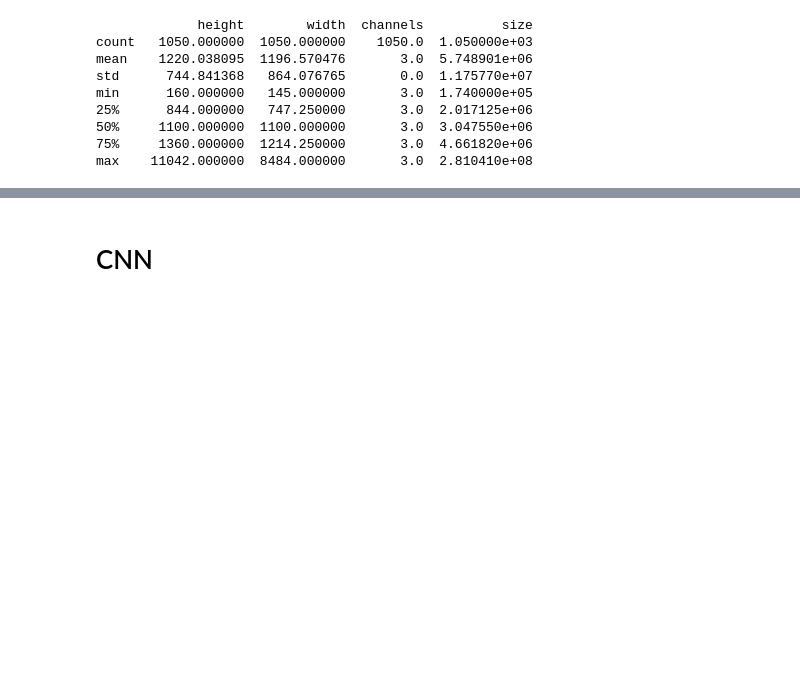
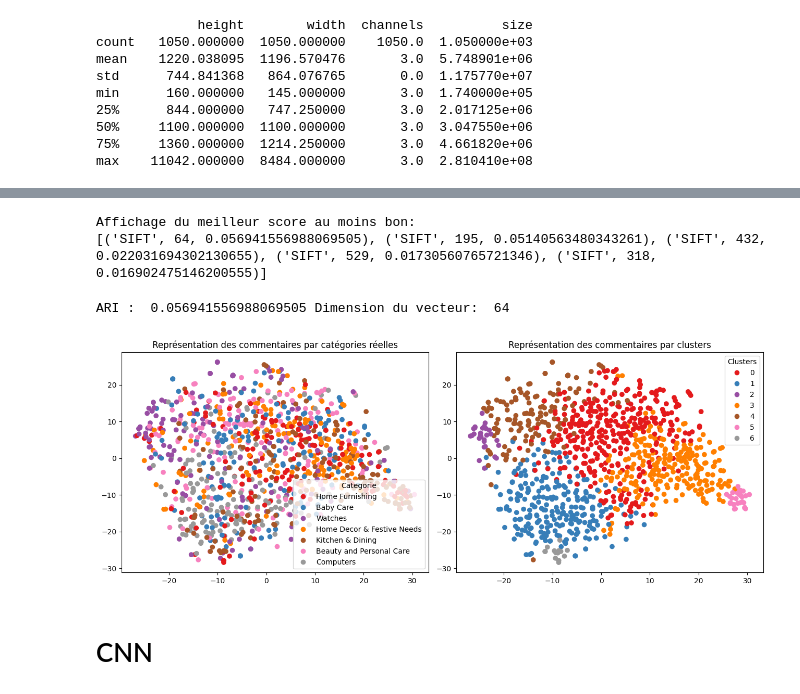
Before and after one commit to Hedredo/oc_projet_6, a Jupyter notebook: 1c_notebook_image_feature_extraction_faisabilite.ipynb, the cells around one changed output, grey strips where cells are left out. Saved outputs shown, nothing was run; the diff lists cells and outputs as text; code cells hidden in the pictures; blank space fills up the shorter version.

```diff
--- a/1c_notebook_image_feature_extraction_faisabilite.ipynb
+++ b/1c_notebook_image_feature_extraction_faisabilite.ipynb
@@ -149,0 +363,14 @@ plt.show()
+# %%
+sift_descriptors = extract_descriptors(
+    image_df,
+    path,
+    max_size=244,
+    equalize='clahe'
+)
+# %%
+# Chaque élément de la liste contient une array de (n, 128) où n est le nombre de points d'intérêt détectés
+X = np.concatenate(sift_descriptors, axis=0)
+print("Points d'intérêts / descripteurs image : ", X.shape)
+
+# Détermine le range de clusters à tester
+rng_clusters = cluster_range(X, list_labels, n=5)
@@ -149,0 +382,16 @@ plt.show()
+# %%
+for n_clust in rng_clusters:
+    vbow, labels = return_vbow_and_labels(X, n_clust, sift_descriptors, normalize=True)
+    print('Dimensions du Visual Bag of Words : ', vbow.shape)
+    pca = PCA(n_components=0.99)
+    pca_vector = pca.fit_transform(vbow)
+    print('Dimensions après réduction de dimension : ', pca_vector.shape)
+    kmeans = KMeans(n_clusters=len(list_labels), random_state=42)
+    kmeans.fit(pca_vector)
+    ari = adjusted_rand_score(kmeans.labels_, image_df['class'])
+    ari_scores.append(("SIFT", pca_vector.shape[1], ari))
+    _, _,max_ari = max(ari_scores, key=lambda x: x[2])
+    if max(ari, max_ari)==ari:
+        best_pca_vector = pca_vector
+        best_labels = kmeans.labels_
+del (X, sift_descriptors, vbow, pca_vector, pca, kmeans)
@@ -150,3 +409,16 @@ plt.show()
+# %%
+print("Affichage du meilleur score au moins bon:")
+print(sorted(ari_scores, key=lambda x: x[2], reverse=True))
+# %% [output]
+Affichage du meilleur score au moins bon:
+[('SIFT', 64, 0.056941556988069505), ('SIFT', 195, 0.05140563480343261), ('SIFT', 432, 0.022031694302130655), ('SIFT', 529, 0.01730560765721346), ('SIFT', 318, 0.016902475146200555)]
+# %%
+X_tsne = TSNE(n_components=2, perplexity=30, random_state=42).fit_transform(best_pca_vector)
+print("ARI : ", max_ari, "Dimension du vecteur: ", best_pca_vector.shape[1])
+compare_cluster_and_cat(X_tsne, best_labels, image_df['class'])
+# %% [output]
+ARI :  0.056941556988069505 Dimension du vecteur:  64
+[figure, added]
 # %% [markdown]
 # CNN
 # %% [markdown]
```
Also changed, not shown: parts of 65 cells of this notebook.
